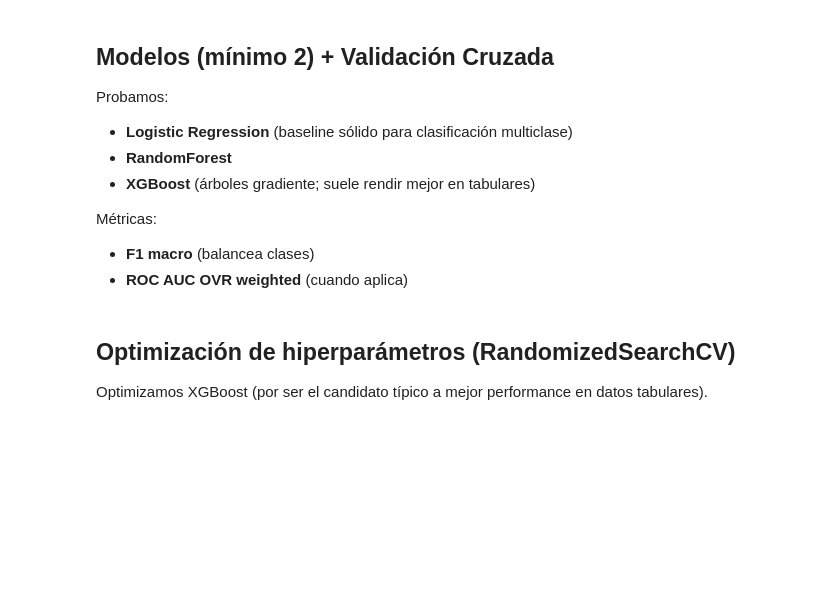
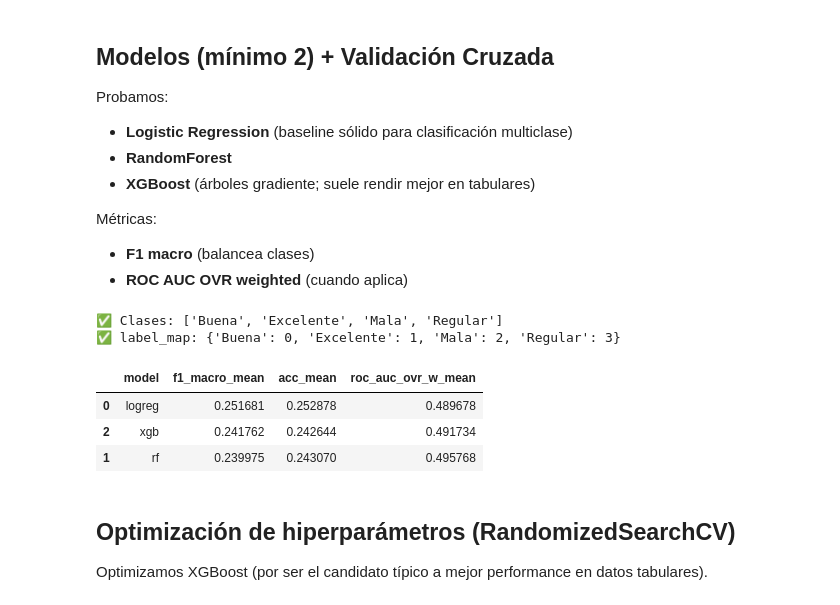
Before and after one commit to Gonrampsn4/Proyecto-Ciencia-de-Datos2-Ventas_Ramallo, a Jupyter notebook: Proyecto_Ventas_UY_Entrega_Final_ML.ipynb, the cells around one changed output. Cells and saved outputs as stored; diff of their text form; code cells hidden in the pictures; blank space fills up the shorter version.

```diff
--- a/Proyecto_Ventas_UY_Entrega_Final_ML.ipynb
+++ b/Proyecto_Ventas_UY_Entrega_Final_ML.ipynb
@@ -507,48 +627,84 @@ Métricas:
 - **F1 macro** (balancea clases)
 - **ROC AUC OVR weighted** (cuando aplica)
 # %%
+import numpy as np
+import pandas as pd
+
 from sklearn.model_selection import StratifiedKFold, cross_validate
+from sklearn.pipeline import Pipeline
 from sklearn.linear_model import LogisticRegression
 from sklearn.ensemble import RandomForestClassifier
+
+# Si no tenés xgboost instalado en tu entorno, esto fallará:
 from xgboost import XGBClassifier
 
+# -----------------------------
+# 1) Encode del target (y) a 0..K-1
+# -----------------------------
+classes = sorted(list(pd.Series(y_train).astype(str).unique()))
+label_map = {c:i for i, c in enumerate(classes)}
+inv_label_map = {i:c for c,i in label_map.items()}
+
+y_train_enc = pd.Series(y_train).astype(str).map(label_map).astype(int)
+
+print("✅ Clases:", classes)
+print("✅ label_map:", label_map)
+
+# -----------------------------
+# 2) CV + modelos
+# -----------------------------
 cv = StratifiedKFold(n_splits=5, shuffle=True, random_state=42)
 
 models = {
-    "logreg": LogisticRegression(max_iter=2000, n_jobs=None, multi_class="auto"),
+    "logreg": LogisticRegression(max_iter=2000),
     "rf": RandomForestClassifier(
         n_estimators=400, random_state=42, n_jobs=-1, class_weight="balanced_subsample"
     ),
     "xgb": XGBClassifier(
         objective="multi:softprob",
         eval_metric="mlogloss",
+        num_class=len(classes),
         random_state=42,
-        n_estimators=500,
+        n_estimators=600,
         learning_rate=0.05,
         max_depth=6,
         subsample=0.9,
         colsample_bytree=0.9,
-    ),
+        tree_method="hist"
+    )
 }
 
 scoring = {
     "f1_macro": "f1_macro",
     "accuracy": "accuracy",
     "roc_auc_ovr_weighted": "roc_auc_ovr_weighted",
 }
 
 results = []
 for name, clf in models.items():
-    pipe = Pipeline(steps=[("preprocess", preprocess), ("model", clf)])
-    scores = cross_validate(pipe, X_train, y_train, cv=cv, scoring=scoring, n_jobs=-1)
+    pipe = Pipeline(steps=[
+        ("preprocess", preprocess),  # <- tu ColumnTransformer
+        ("model", clf)
+    ])
+    scores = cross_validate(
+        pipe, X_train, y_train_enc, cv=cv,
+        scoring=scoring, n_jobs=-1, error_score="raise"
+    )
     results.append({
         "model": name,
         "f1_macro_mean": scores["test_f1_macro"].mean(),
         "acc_mean": scores["test_accuracy"].mean(),
         "roc_auc_ovr_w_mean": scores["test_roc_auc_ovr_weighted"].mean(),
     })
 
 pd.DataFrame(results).sort_values("f1_macro_mean", ascending=False)
+# %% [output]
+✅ Clases: ['Buena', 'Excelente', 'Mala', 'Regular']
+✅ label_map: {'Buena': 0, 'Excelente': 1, 'Mala': 2, 'Regular': 3}
+|  | model | f1_macro_mean | acc_mean | roc_auc_ovr_w_mean |
+| 0 | logreg | 0.251681 | 0.252878 | 0.489678 |
+| 2 | xgb | 0.241762 | 0.242644 | 0.491734 |
+| 1 | rf | 0.239975 | 0.243070 | 0.495768 |
 # %% [markdown]
 ## Optimización de hiperparámetros (RandomizedSearchCV)
 
```
Also changed, not shown: parts of 11 cells of this notebook.
